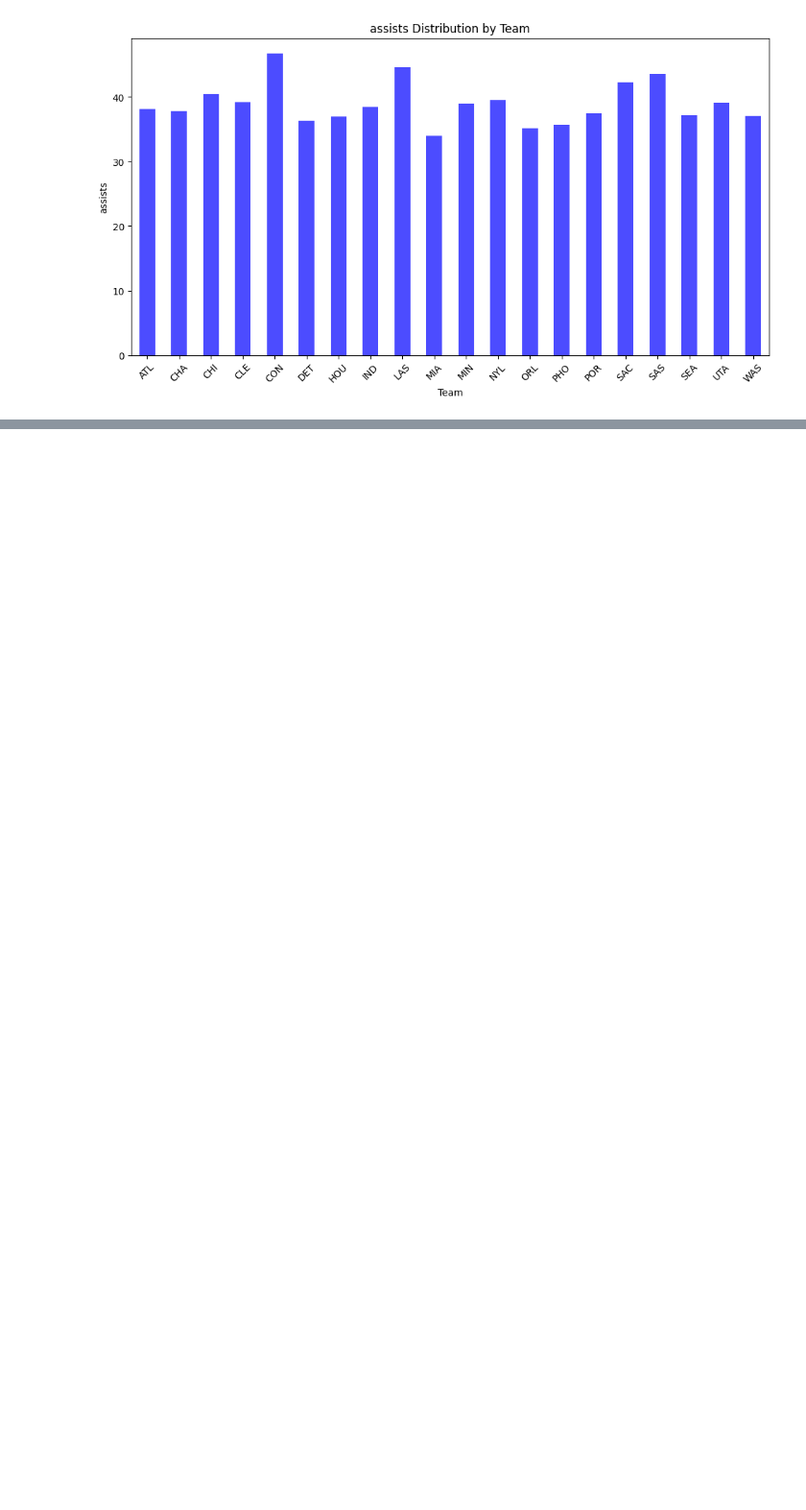
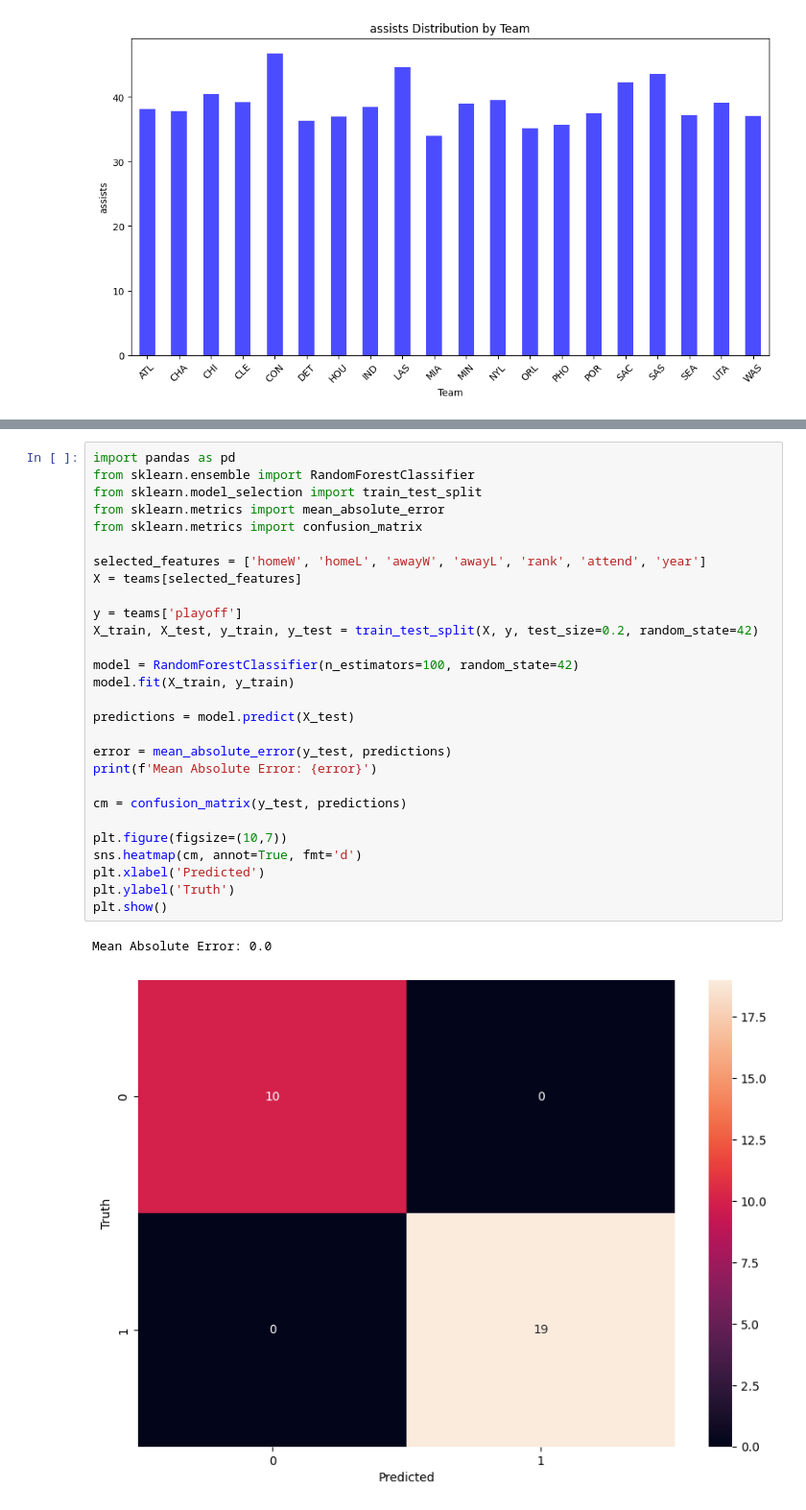
Before and after one commit to Pedro-CAB/AC-Project, a Jupyter notebook: data_analysis.ipynb, the cells around one changed output, grey strips where cells are left out. Shown at 96% size. Saved outputs shown, nothing was run; the diff lists cells and outputs as text; blank space fills up the shorter version.

Commit message:
Added chapters of models and preprocessing

```diff
--- a/data_analysis.ipynb
+++ b/data_analysis.ipynb
@@ -844,0 +861,31 @@ for stat in performance_statistics:
+# %%
+import pandas as pd
+from sklearn.ensemble import RandomForestClassifier
+from sklearn.model_selection import train_test_split
+from sklearn.metrics import mean_absolute_error
+from sklearn.metrics import confusion_matrix
+
+selected_features = ['homeW', 'homeL', 'awayW', 'awayL', 'rank', 'attend', 'year']
+X = teams[selected_features]
+
+y = teams['playoff']
+X_train, X_test, y_train, y_test = train_test_split(X, y, test_size=0.2, random_state=42)
+
+model = RandomForestClassifier(n_estimators=100, random_state=42)
+model.fit(X_train, y_train)
+
+predictions = model.predict(X_test)
+
+error = mean_absolute_error(y_test, predictions)
+print(f'Mean Absolute Error: {error}')
+
+cm = confusion_matrix(y_test, predictions)
+
+plt.figure(figsize=(10,7))
+sns.heatmap(cm, annot=True, fmt='d')
+plt.xlabel('Predicted')
+plt.ylabel('Truth')
+plt.show()
+# %% [output]
+Mean Absolute Error: 0.0
+[figure, added]
```
Also changed, not shown: parts of 3 cells of this notebook.
